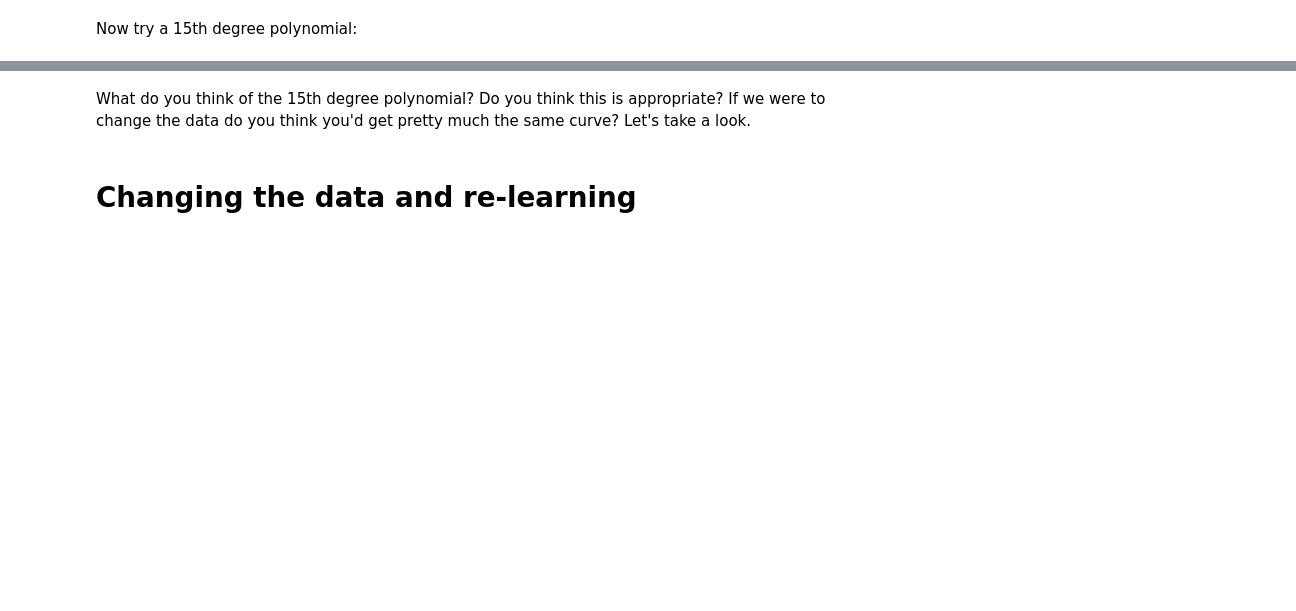
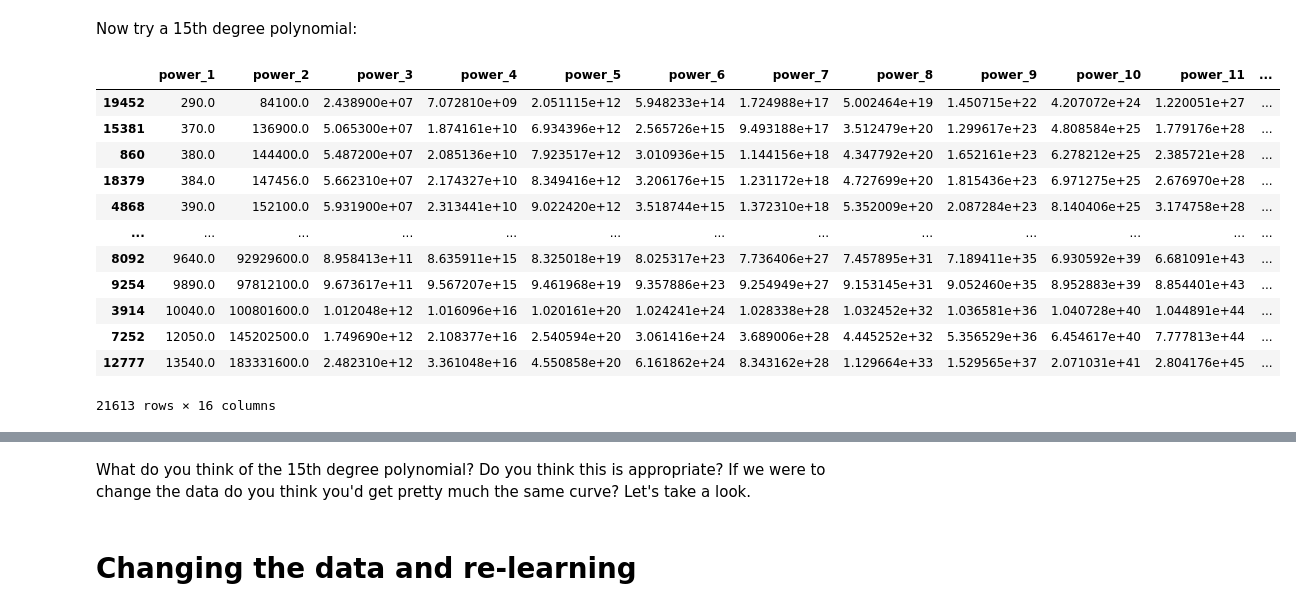
Before and after one commit to cd155/Machine-Learning-Regression, a Jupyter notebook: Module 4/REG03-NB01.ipynb, the cells around one changed output, grey strips where cells are left out. Saved outputs shown, nothing was run; the diff lists cells and outputs as text; code cells hidden in the pictures; blank space fills up the shorter version.

```diff
--- a/Module 4/REG03-NB01.ipynb
+++ b/Module 4/REG03-NB01.ipynb
@@ -163,2 +226,22 @@ The resulting model looks like half a parabola. Try on your own to see what the
 # %% [markdown]
 Now try a 15th degree polynomial:
+# %%
+poly15_data = polynomial_dataframe(sales['sqft_living'], 15)
+poly15_data['price'] = sales['price'] # add price to the data since it's the target
+model14 = LinearRegression().fit(poly15_data[['power_15']], poly15_data['price'])
+
+poly15_data
+# %% [output]
+|  | power_1 | power_2 | power_3 | power_4 | power_5 | power_6 | power_7 | power_8 | power_9 | power_10 | power_11 | ... |
+| 19452 | 290.0 | 84100.0 | 2.438900e+07 | 7.072810e+09 | 2.051115e+12 | 5.948233e+14 | 1.724988e+17 | 5.002464e+19 | 1.450715e+22 | 4.207072e+24 | 1.220051e+27 | ... |
+| 15381 | 370.0 | 136900.0 | 5.065300e+07 | 1.874161e+10 | 6.934396e+12 | 2.565726e+15 | 9.493188e+17 | 3.512479e+20 | 1.299617e+23 | 4.808584e+25 | 1.779176e+28 | ... |
+| 860 | 380.0 | 144400.0 | 5.487200e+07 | 2.085136e+10 | 7.923517e+12 | 3.010936e+15 | 1.144156e+18 | 4.347792e+20 | 1.652161e+23 | 6.278212e+25 | 2.385721e+28 | ... |
+| 18379 | 384.0 | 147456.0 | 5.662310e+07 | 2.174327e+10 | 8.349416e+12 | 3.206176e+15 | 1.231172e+18 | 4.727699e+20 | 1.815436e+23 | 6.971275e+25 | 2.676970e+28 | ... |
+| 4868 | 390.0 | 152100.0 | 5.931900e+07 | 2.313441e+10 | 9.022420e+12 | 3.518744e+15 | 1.372310e+18 | 5.352009e+20 | 2.087284e+23 | 8.140406e+25 | 3.174758e+28 | ... |
+| ... | ... | ... | ... | ... | ... | ... | ... | ... | ... | ... | ... | ... |
+| 8092 | 9640.0 | 92929600.0 | 8.958413e+11 | 8.635911e+15 | 8.325018e+19 | 8.025317e+23 | 7.736406e+27 | 7.457895e+31 | 7.189411e+35 | 6.930592e+39 | 6.681091e+43 | ... |
+| 9254 | 9890.0 | 97812100.0 | 9.673617e+11 | 9.567207e+15 | 9.461968e+19 | 9.357886e+23 | 9.254949e+27 | 9.153145e+31 | 9.052460e+35 | 8.952883e+39 | 8.854401e+43 | ... |
+| 3914 | 10040.0 | 100801600.0 | 1.012048e+12 | 1.016096e+16 | 1.020161e+20 | 1.024241e+24 | 1.028338e+28 | 1.032452e+32 | 1.036581e+36 | 1.040728e+40 | 1.044891e+44 | ... |
+| 7252 | 12050.0 | 145202500.0 | 1.749690e+12 | 2.108377e+16 | 2.540594e+20 | 3.061416e+24 | 3.689006e+28 | 4.445252e+32 | 5.356529e+36 | 6.454617e+40 | 7.777813e+44 | ... |
+| 12777 | 13540.0 | 183331600.0 | 2.482310e+12 | 3.361048e+16 | 4.550858e+20 | 6.161862e+24 | 8.343162e+28 | 1.129664e+33 | 1.529565e+37 | 2.071031e+41 | 2.804176e+45 | ... |
+21613 rows × 16 columns
```
Also changed, not shown: parts of 7 cells of this notebook.
